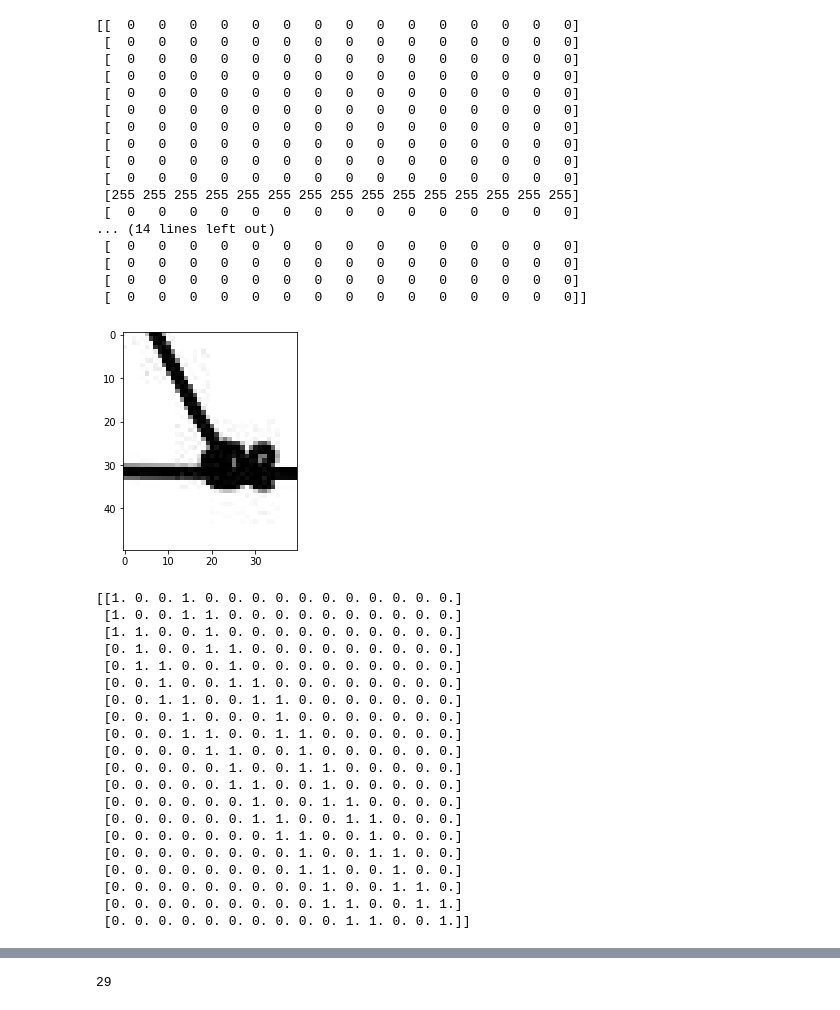
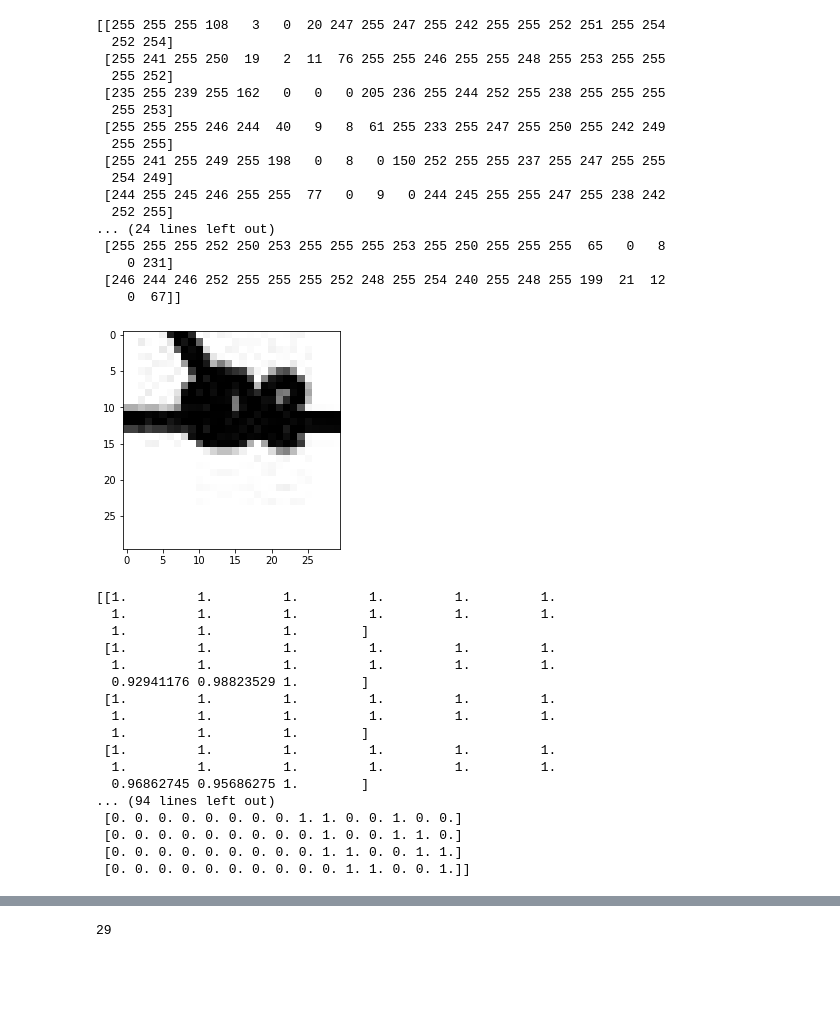
Before and after one commit to coderrg/Apollonius, a Jupyter notebook: development.ipynb, the cells around one changed output, grey strips where cells are left out. Saved outputs shown, nothing was run; the diff lists cells and outputs as text; code cells hidden in the pictures; blank space fills up the shorter version.

```diff
--- a/development.ipynb
+++ b/development.ipynb
@@ -5,34 +5,34 @@ import cv2
 from matplotlib import pyplot as plt
 # %%
 filename = 'tests/001.jpg'
-threshold = 0.5
+threshold = 0.1
 img = cv2.imread(filename, 0)
 edges = cv2.Canny(img,100,200)
 rows = img.shape[0]
 cols = img.shape[1]
 
-plt.imshow(img[500:550, 460:500], cmap='gray')
-print(edges[520:550, 460:475])
+plt.imshow(img[520:550, 470:500], cmap='gray')
+print(img[320:340, 360:380])
 plt.show()
 # %% [output]
-[[  0   0   0   0   0   0   0   0   0   0   0   0   0   0   0]
- [  0   0   0   0   0   0   0   0   0   0   0   0   0   0   0]
- [  0   0   0   0   0   0   0   0   0   0   0   0   0   0   0]
- [  0   0   0   0   0   0   0   0   0   0   0   0   0   0   0]
- [  0   0   0   0   0   0   0   0   0   0   0   0   0   0   0]
- [  0   0   0   0   0   0   0   0   0   0   0   0   0   0   0]
- [  0   0   0   0   0   0   0   0   0   0   0   0   0   0   0]
- [  0   0   0   0   0   0   0   0   0   0   0   0   0   0   0]
- [  0   0   0   0   0   0   0   0   0   0   0   0   0   0   0]
- [  0   0   0   0   0   0   0   0   0   0   0   0   0   0   0]
- [255 255 255 255 255 255 255 255 255 255 255 255 255 255 255]
- [  0   0   0   0   0   0   0   0   0   0   0   0   0   0   0]
-... (14 lines left out)
- [  0   0   0   0   0   0   0   0   0   0   0   0   0   0   0]
- [  0   0   0   0   0   0   0   0   0   0   0   0   0   0   0]
- [  0   0   0   0   0   0   0   0   0   0   0   0   0   0   0]
- [  0   0   0   0   0   0   0   0   0   0   0   0   0   0   0]]
+[[255 255 255 108   3   0  20 247 255 247 255 242 255 255 252 251 255 254
+  252 254]
+ [255 241 255 250  19   2  11  76 255 255 246 255 255 248 255 253 255 255
+  255 252]
+ [235 255 239 255 162   0   0   0 205 236 255 244 252 255 238 255 255 255
+  255 253]
+ [255 255 255 246 244  40   9   8  61 255 233 255 247 255 250 255 242 249
+  255 255]
+ [255 241 255 249 255 198   0   8   0 150 252 255 255 237 255 247 255 255
+  254 249]
+ [244 255 245 246 255 255  77   0   9   0 244 245 255 255 247 255 238 242
+  252 255]
+... (24 lines left out)
+ [255 255 255 252 250 253 255 255 255 253 255 250 255 255 255  65   0   8
+    0 231]
+ [246 244 246 252 255 255 255 252 248 255 254 240 255 248 255 199  21  12
+    0  67]]
-[figure, old version]
+[figure, new version]
 # %%
 # MinMax Scaler
 def minmaxScaler(image):
@@ -47,25 +47,23 @@ edges = minmaxScaler(edges)
 # minPixelEdges = np.amin(edges)
 # maxPixelEdges = np.amax(edges)
 # edges = (edges - minPixelEdges)/(maxPixelEdges - minPixelEdges)
+print(img[520:550, 460:475])
 print(edges[190:210, 290:305])
 new_array = np.array(edges)
 # %% [output]
-[[1. 0. 0. 1. 0. 0. 0. 0. 0. 0. 0. 0. 0. 0. 0.]
- [1. 0. 0. 1. 1. 0. 0. 0. 0. 0. 0. 0. 0. 0. 0.]
- [1. 1. 0. 0. 1. 0. 0. 0. 0. 0. 0. 0. 0. 0. 0.]
- [0. 1. 0. 0. 1. 1. 0. 0. 0. 0. 0. 0. 0. 0. 0.]
- [0. 1. 1. 0. 0. 1. 0. 0. 0. 0. 0. 0. 0. 0. 0.]
- [0. 0. 1. 0. 0. 1. 1. 0. 0. 0. 0. 0. 0. 0. 0.]
- [0. 0. 1. 1. 0. 0. 1. 1. 0. 0. 0. 0. 0. 0. 0.]
- [0. 0. 0. 1. 0. 0. 0. 1. 0. 0. 0. 0. 0. 0. 0.]
- [0. 0. 0. 1. 1. 0. 0. 1. 1. 0. 0. 0. 0. 0. 0.]
- [0. 0. 0. 0. 1. 1. 0. 0. 1. 0. 0. 0. 0. 0. 0.]
- [0. 0. 0. 0. 0. 1. 0. 0. 1. 1. 0. 0. 0. 0. 0.]
- [0. 0. 0. 0. 0. 1. 1. 0. 0. 1. 0. 0. 0. 0. 0.]
- [0. 0. 0. 0. 0. 0. 1. 0. 0. 1. 1. 0. 0. 0. 0.]
- [0. 0. 0. 0. 0. 0. 1. 1. 0. 0. 1. 1. 0. 0. 0.]
- [0. 0. 0. 0. 0. 0. 0. 1. 1. 0. 0. 1. 0. 0. 0.]
- [0. 0. 0. 0. 0. 0. 0. 0. 1. 0. 0. 1. 1. 0. 0.]
+[[1.         1.         1.         1.         1.         1.
+  1.         1.         1.         1.         1.         1.
+  1.         1.         1.        ]
+ [1.         1.         1.         1.         1.         1.
+  1.         1.         1.         1.         1.         1.
+  0.92941176 0.98823529 1.        ]
+ [1.         1.         1.         1.         1.         1.
+  1.         1.         1.         1.         1.         1.
+  1.         1.         1.        ]
+ [1.         1.         1.         1.         1.         1.
+  1.         1.         1.         1.         1.         1.
+  0.96862745 0.95686275 1.        ]
+... (94 lines left out)
  [0. 0. 0. 0. 0. 0. 0. 0. 1. 1. 0. 0. 1. 0. 0.]
  [0. 0. 0. 0. 0. 0. 0. 0. 0. 1. 0. 0. 1. 1. 0.]
  [0. 0. 0. 0. 0. 0. 0. 0. 0. 1. 1. 0. 0. 1. 1.]
```
Also changed, not shown: parts of 2 cells of this notebook.
